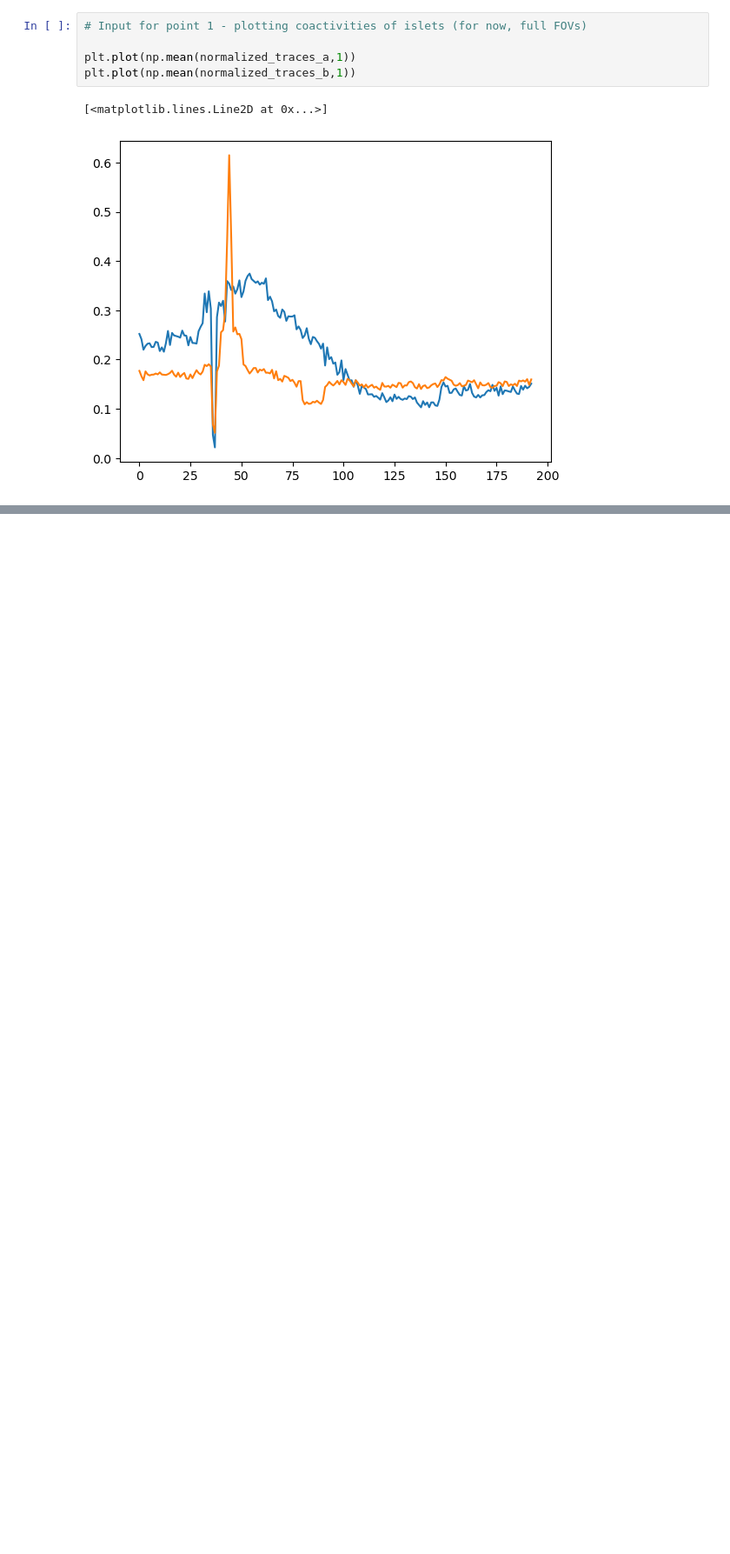
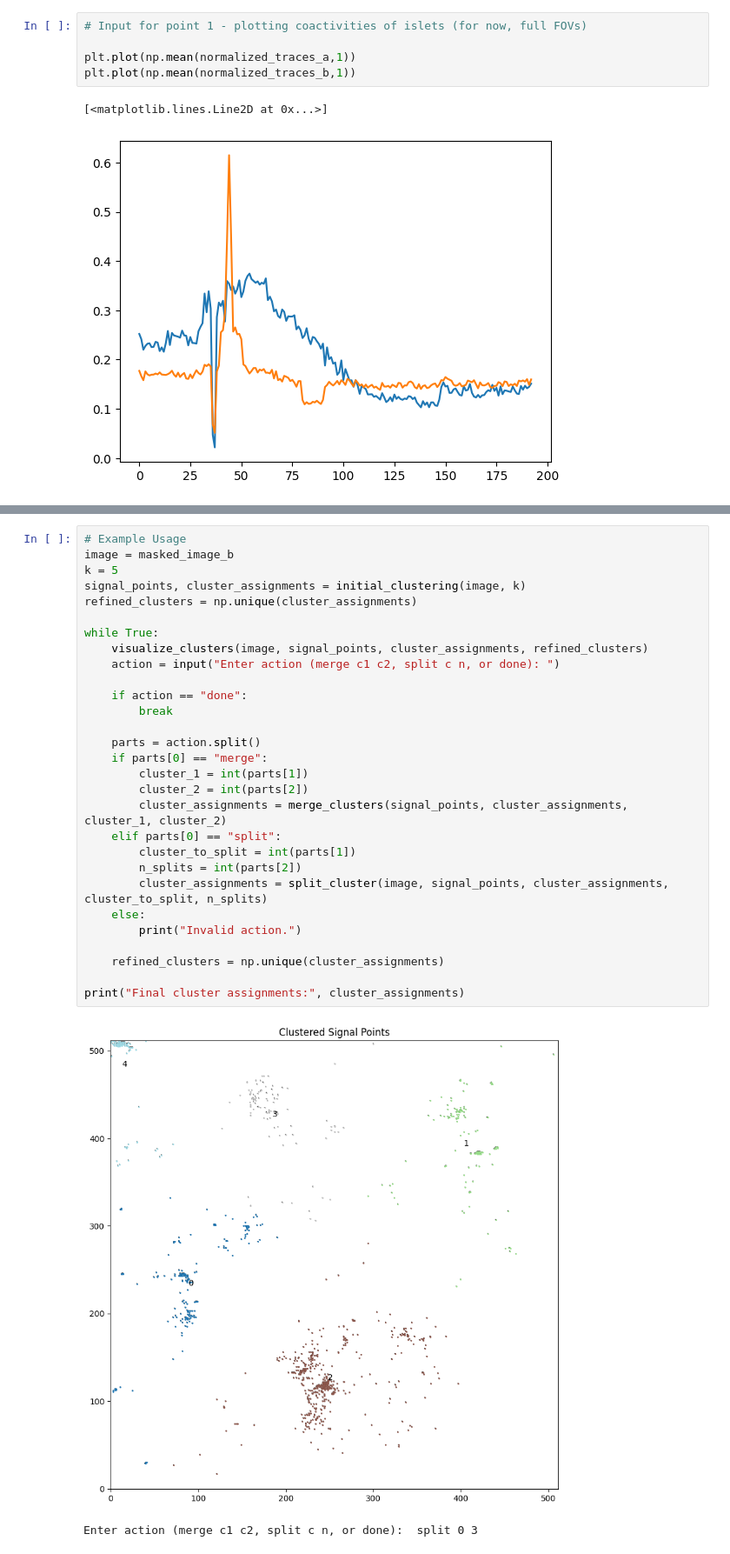
Before and after one commit to RasHerlo/bPAC_analysis, a Jupyter notebook: bPAC_detection.ipynb, the cells around one changed output, grey strips where cells are left out. Shown at 87% size. Saved outputs shown, nothing was run; the diff lists cells and outputs as text; blank space fills up the shorter version.

Commit message:
clustering update

```diff
--- a/bPAC_detection.ipynb
+++ b/bPAC_detection.ipynb
@@ -337,0 +421,32 @@ plt.plot(np.mean(normalized_traces_b,1))
+# %%
+# Example Usage
+image = masked_image_b
+k = 5
+signal_points, cluster_assignments = initial_clustering(image, k)
+refined_clusters = np.unique(cluster_assignments)
+
+while True:
+    visualize_clusters(image, signal_points, cluster_assignments, refined_clusters)
+    action = input("Enter action (merge c1 c2, split c n, or done): ")
+
+    if action == "done":
+        break
+
+    parts = action.split()
+    if parts[0] == "merge":
+        cluster_1 = int(parts[1])
+        cluster_2 = int(parts[2])
+        cluster_assignments = merge_clusters(signal_points, cluster_assignments, cluster_1, cluster_2)
+    elif parts[0] == "split":
+        cluster_to_split = int(parts[1])
+        n_splits = int(parts[2])
+        cluster_assignments = split_cluster(image, signal_points, cluster_assignments, cluster_to_split, n_splits)
+    else:
+        print("Invalid action.")
+
+    refined_clusters = np.unique(cluster_assignments)
+
+print("Final cluster assignments:", cluster_assignments)
+# %% [output]
+[figure, added]
+Enter action (merge c1 c2, split c n, or done):  split 0 3
```
Also changed, not shown: parts of 9 cells of this notebook.
